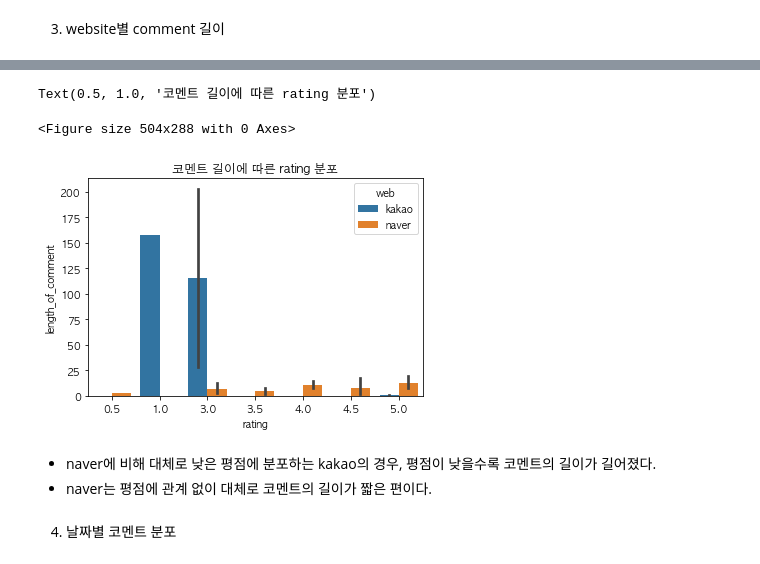
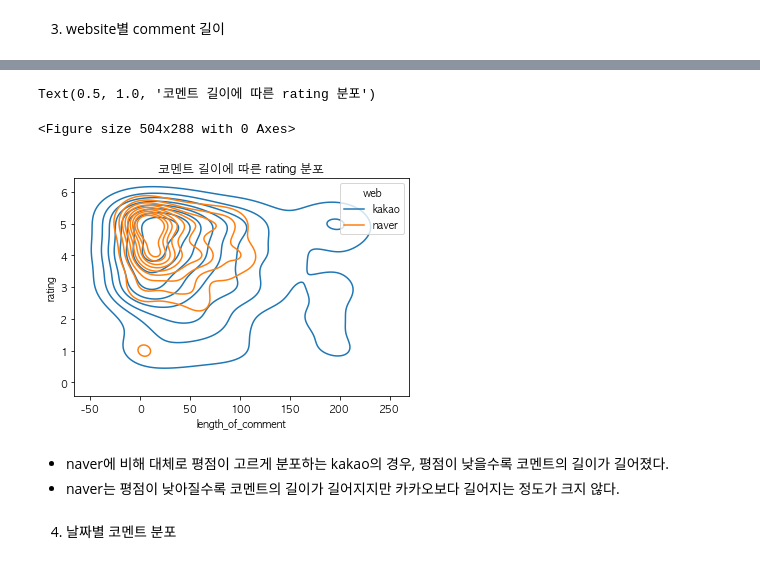
Before and after one commit to combiJihoon/real-classifier, a Jupyter notebook: analysis.ipynb, the cells around one changed output, grey strips where cells are left out. Saved outputs shown, nothing was run; the diff lists cells and outputs as text; code cells hidden in the pictures.

```diff
--- a/analysis.ipynb
+++ b/analysis.ipynb
@@ -116,0 +137,3 @@ print('네이버 shape', df_naver.shape)
+# %%
+df_kakao = df_kakao.drop_duplicates()
+df_kakao.shape
@@ -116,0 +146,2 @@ print('네이버 shape', df_naver.shape)
+# %%
+df_naver = df_naver.drop_duplicates()
@@ -135,4 +169,0 @@ df
-# %%
-df = df.duplicated().sum()
-# %%
-df =df.drop_duplicates()
@@ -235,16 +267,16 @@ comment_length_to_rating = df[['rating', 'length_of_comment', 'web']]
 # %%
 plt.figure(figsize=(7, 4))
 fig, ax = plt.subplots()
-sns.barplot(x="rating", y="length_of_comment",
+sns.kdeplot(x="length_of_comment", y="rating",
                data=comment_length_to_rating, hue="web", ax=ax)
 ax.set_title("코멘트 길이에 따른 rating 분포")
 # %% [output]
 Text(0.5, 1.0, '코멘트 길이에 따른 rating 분포')
 <Figure size 504x288 with 0 Axes>
-[figure, old version]
+[figure, new version]
 # %% [markdown]
-* naver에 비해 대체로 낮은 평점에 분포하는 kakao의 경우, 평점이 낮을수록 코멘트의 길이가 길어졌다.
-* naver는 평점에 관계 없이 대체로 코멘트의 길이가 짧은 편이다.
+* naver에 비해 대체로 평점이 고르게 분포하는 kakao의 경우, 평점이 낮을수록 코멘트의 길이가 길어졌다.
+* naver는 평점이 낮아질수록 코멘트의 길이가 길어지지만 카카오보다 길어지는 정도가 크지 않다.
 # %% [markdown]
 4. 날짜별 코멘트 분포
 # %%
```
Also changed, not shown: parts of 25 cells of this notebook, 2 other files.
